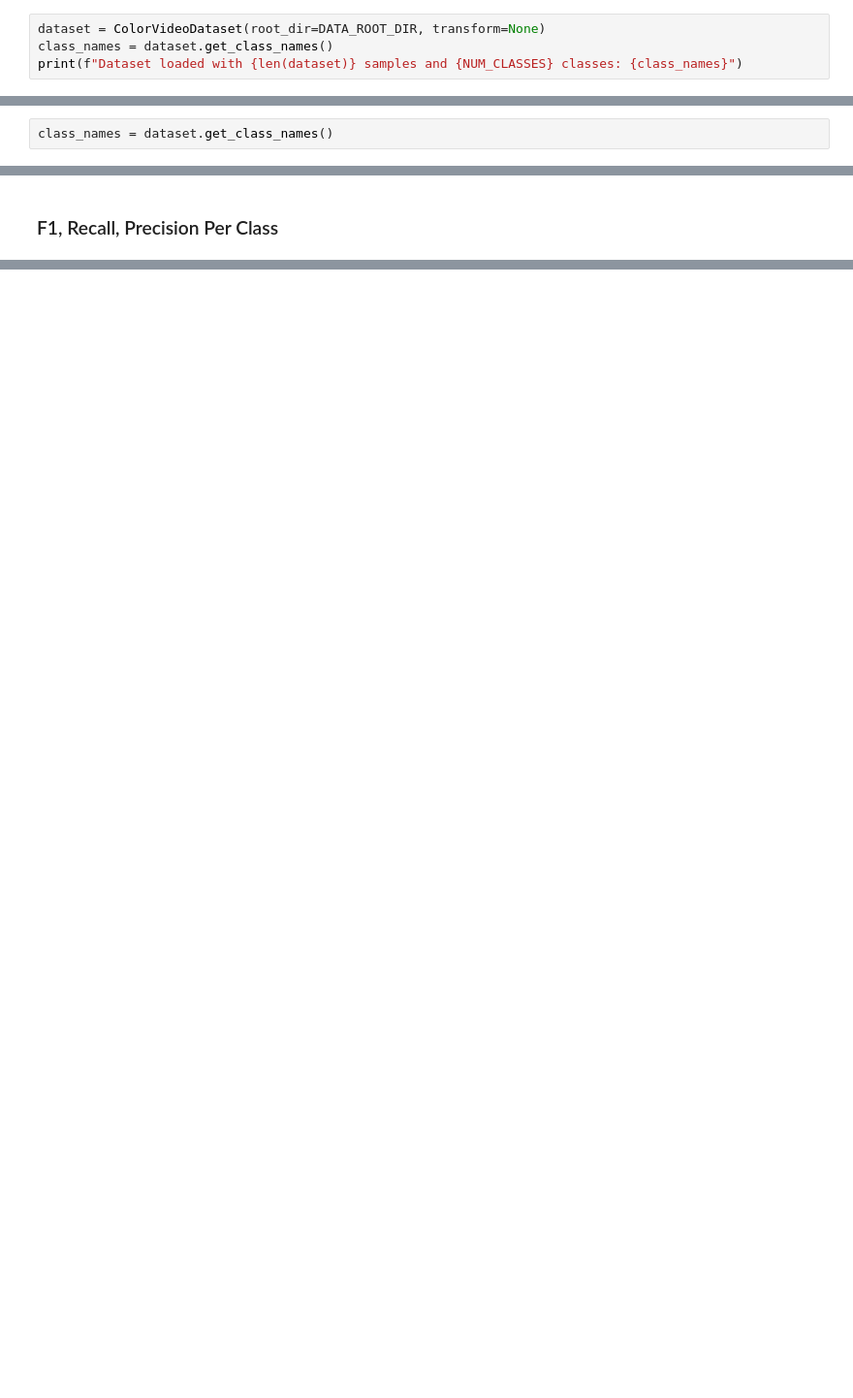
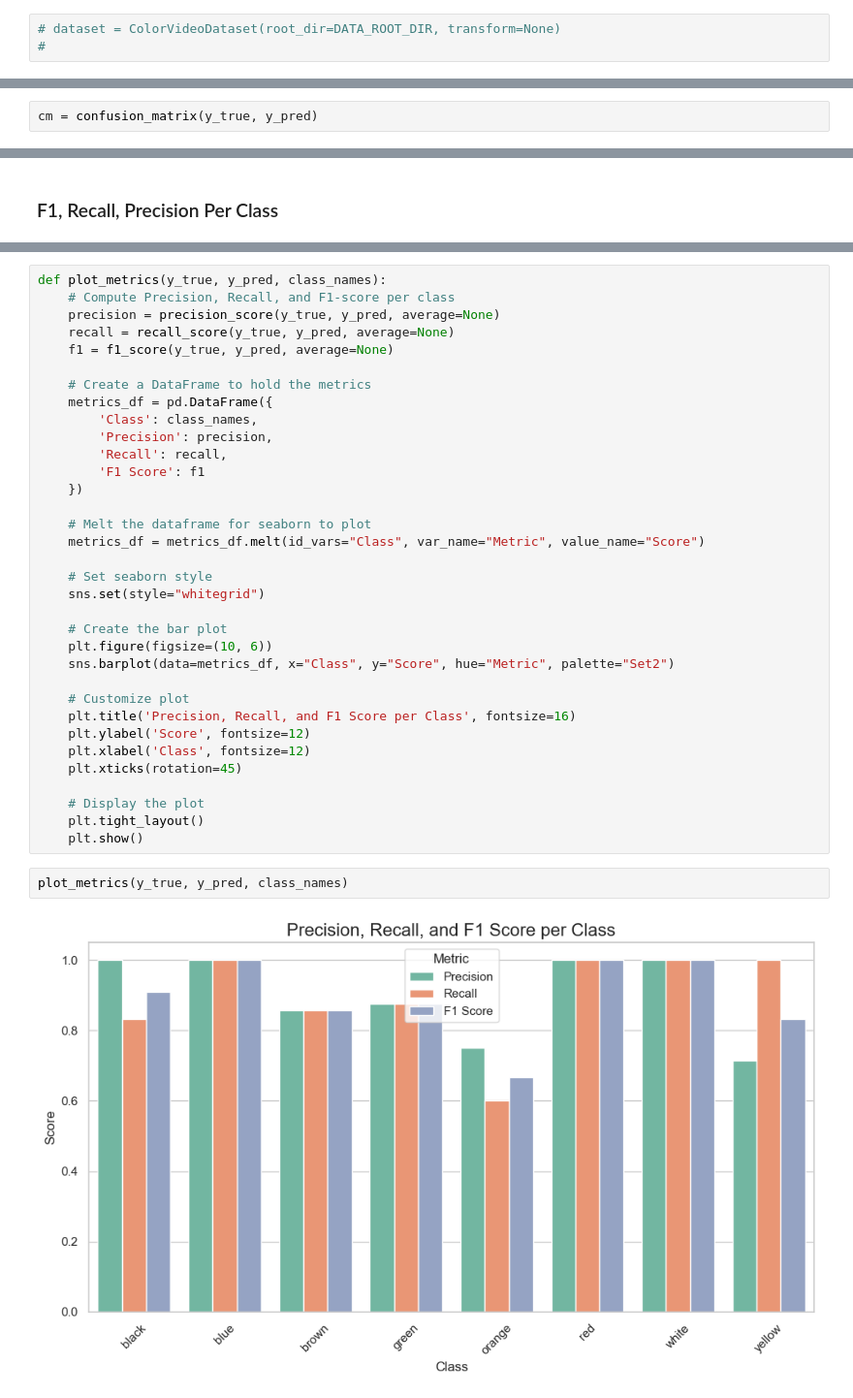
Before and after one commit to Arnav0405/ConvLSTMPyTorchLightning, a Jupyter notebook: visualisations.ipynb, the cells around one changed output, grey strips where cells are left out. Shown at 97% size. Cells and saved outputs as stored; diff of their text form; blank space fills up the shorter version.

```diff
--- a/visualisations.ipynb
+++ b/visualisations.ipynb
@@ -47,4 +38,3 @@ RuntimeError: Error(s) in loading state_dict for ConvLSTM_GestureRecognitionMode
 # %%
-dataset = ColorVideoDataset(root_dir=DATA_ROOT_DIR, transform=None)
-class_names = dataset.get_class_names()
-print(f"Dataset loaded with {len(dataset)} samples and {NUM_CLASSES} classes: {class_names}")
+# dataset = ColorVideoDataset(root_dir=DATA_ROOT_DIR, transform=None)
+#
@@ -144,7 +170,7 @@ plot_confusion_matrix(y_true, y_pred, class_names=class_names, normalize=True)
 # %% [markdown]
 ### False Positives and False Negative's Matrix
 # %%
-class_names = dataset.get_class_names()
+cm = confusion_matrix(y_true, y_pred)
 # %%
 def calculate_ova_metrics(cm, class_names):
     metrics = {}
@@ -188,0 +219,38 @@ plot_ova_metrics(df_ova_metrics, title='OvA Classification Metrics (TP, TN, FP,
+# %%
+def plot_metrics(y_true, y_pred, class_names):
+    # Compute Precision, Recall, and F1-score per class
+    precision = precision_score(y_true, y_pred, average=None)
+    recall = recall_score(y_true, y_pred, average=None)
+    f1 = f1_score(y_true, y_pred, average=None)
+
+    # Create a DataFrame to hold the metrics
+    metrics_df = pd.DataFrame({
+        'Class': class_names,
+        'Precision': precision,
+        'Recall': recall,
+        'F1 Score': f1
+    })
+
+    # Melt the dataframe for seaborn to plot
+    metrics_df = metrics_df.melt(id_vars="Class", var_name="Metric", value_name="Score")
+
+    # Set seaborn style
+    sns.set(style="whitegrid")
+
+    # Create the bar plot
+    plt.figure(figsize=(10, 6))
+    sns.barplot(data=metrics_df, x="Class", y="Score", hue="Metric", palette="Set2")
+
+    # Customize plot
+    plt.title('Precision, Recall, and F1 Score per Class', fontsize=16)
+    plt.ylabel('Score', fontsize=12)
+    plt.xlabel('Class', fontsize=12)
+    plt.xticks(rotation=45)
+
+    # Display the plot
+    plt.tight_layout()
+    plt.show()
+# %%
+plot_metrics(y_true, y_pred, class_names)
+# %% [output]
+[figure, added]
```
Also changed, not shown: parts of 18 cells of this notebook, 16 other files.
